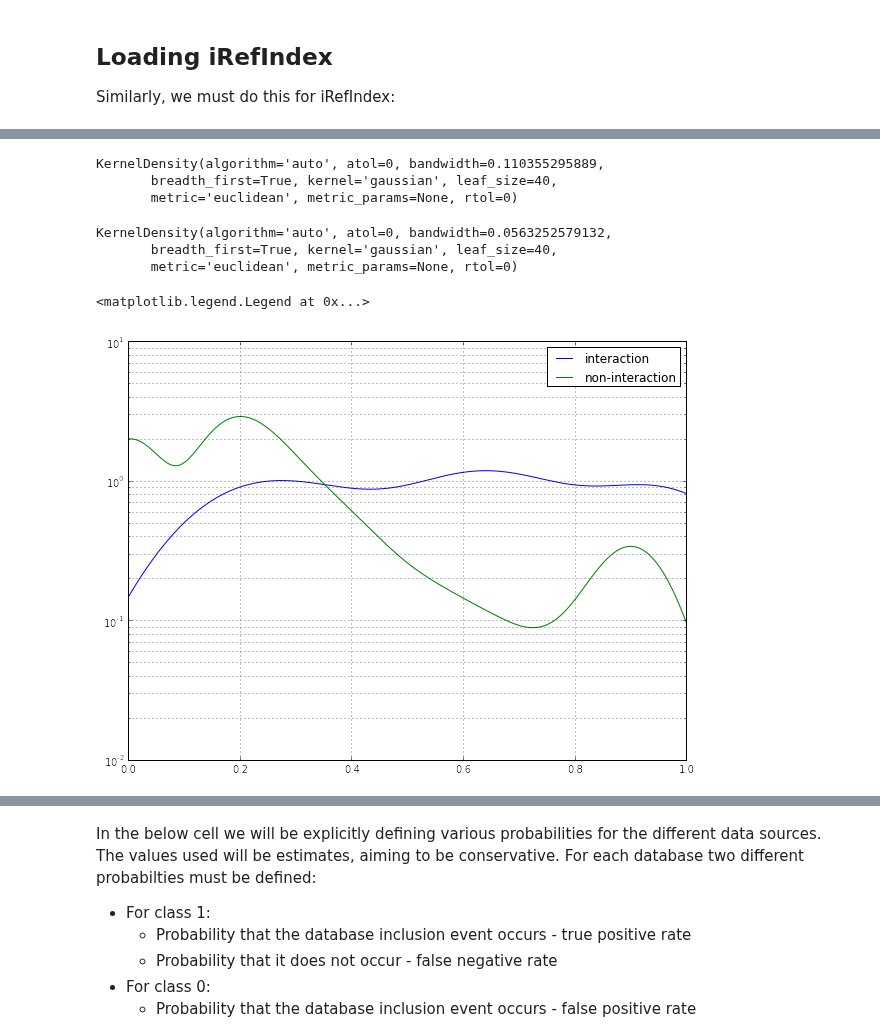
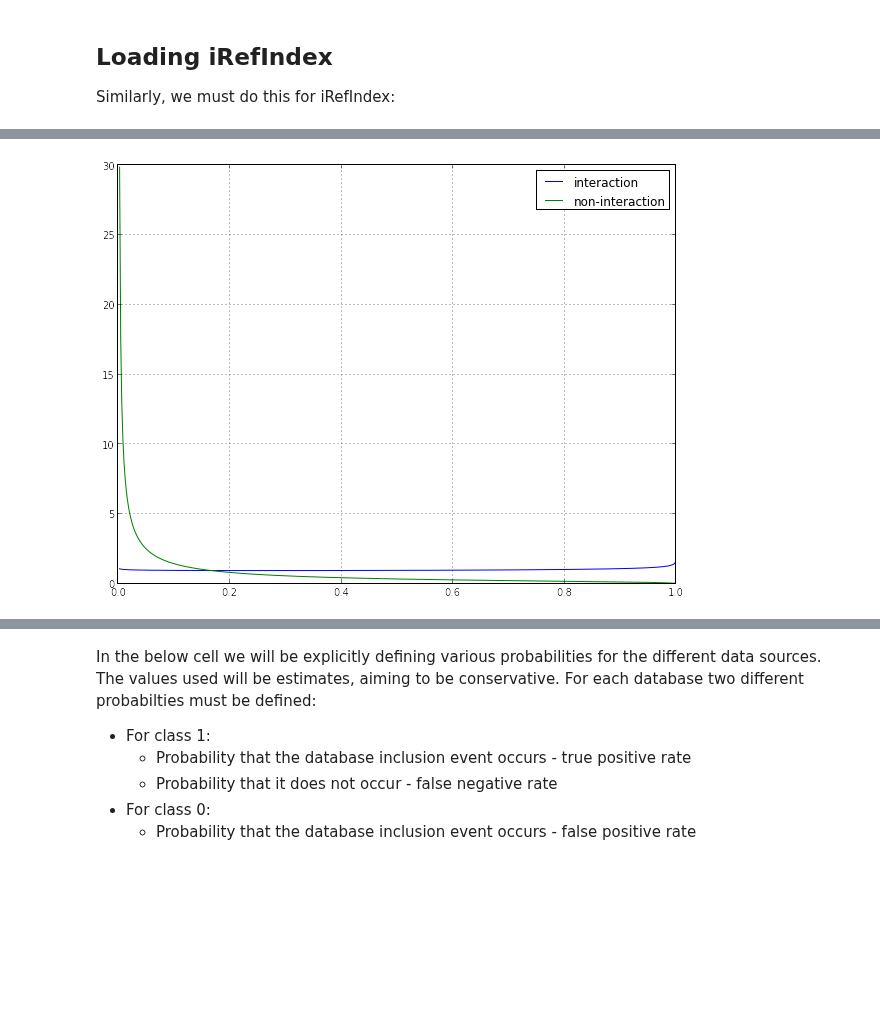
Before and after one commit to gngdb/opencast-bio, a Jupyter notebook: notebooks/Bayesian updating of pulldown interactions.ipynb, the cells around one changed output, grey strips where cells are left out. Drawn from its saved outputs; the diff is of its cells as text; code cells hidden in the pictures; blank space fills up the shorter version.

Commit message:
back to beta

```diff
--- a/notebooks/Bayesian updating of pulldown interactions.ipynb
+++ b/notebooks/Bayesian updating of pulldown interactions.ipynb
@@ -139,14 +151,0 @@ l=legend()
-# %%
-strkernel_1 = sklearn.neighbors.KernelDensity(bandwidth=scotts_factor(stringlabelled['1']))
-strkernel_1.fit(stringlabelled['1'][:,np.newaxis])
-# %% [output]
-KernelDensity(algorithm='auto', atol=0, bandwidth=0.110355295889,
-       breadth_first=True, kernel='gaussian', leaf_size=40,
-       metric='euclidean', metric_params=None, rtol=0)
-# %%
-strkernel_0 = sklearn.neighbors.KernelDensity(bandwidth=scotts_factor(stringlabelled['0']))
-strkernel_0.fit(stringlabelled['0'][:,np.newaxis])
-# %% [output]
-KernelDensity(algorithm='auto', atol=0, bandwidth=0.0563252579132,
-       breadth_first=True, kernel='gaussian', leaf_size=40,
-       metric='euclidean', metric_params=None, rtol=0)
@@ -153,9 +159,19 @@ KernelDensity(algorithm='auto', atol=0, bandwidth=0.0563252579132,
+# %%
+N1 = len(stringlabelled['1'])
+N2 = len(stringlabelled['0'])
+# %%
+s1idx = random_integers(0,N1,size=1000)
+s2idx = random_integers(0,N2,size=1000)
+# %%
+stralpha_1,strbeta_1,_,_ = scipy.stats.beta.fit(hstack([stringlabelled['1'][s1idx],posregsamp]))
+stralpha_0,strbeta_0,_,_ = scipy.stats.beta.fit(hstack([stringlabelled['0'][s2idx],negregsamp]))
+# %%
+b1 = scipy.stats.beta.pdf(x,stralpha_1,strbeta_1)
+b0 = scipy.stats.beta.pdf(x,stralpha_0,strbeta_0)
 # %%
-plot(x,exp(strkernel_1.score_samples(x[:,np.newaxis])),label="interaction")
-plot(x,exp(strkernel_0.score_samples(x[:,np.newaxis])),label="non-interaction")
-yscale('log')
-legend(loc=0)
+plot(x,b1,label="interaction")
+plot(x,b0,label="non-interaction")
+l=legend(loc=0)
 # %% [output]
-<matplotlib.legend.Legend at 0x...>
-[figure, old version]
+[figure, new version]
 # %%
```
Also changed, not shown: parts of 29 cells of this notebook.
